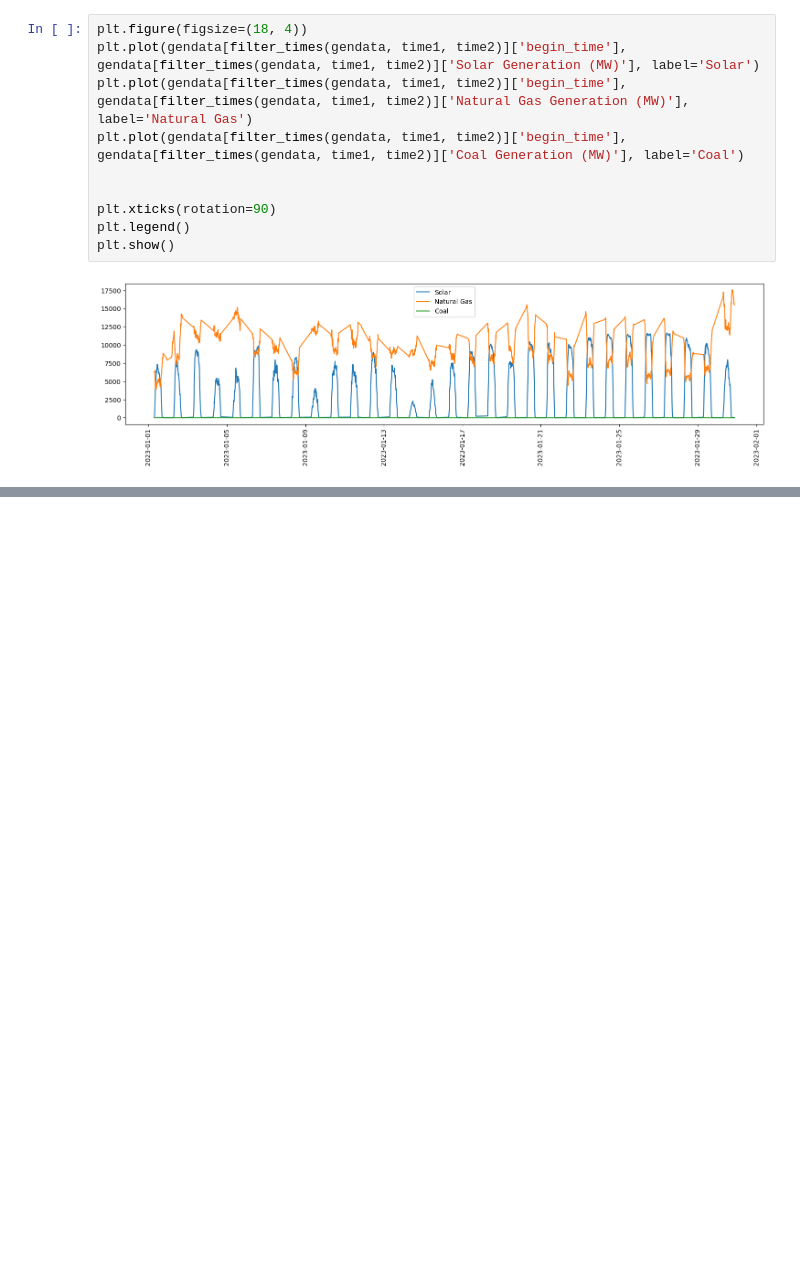
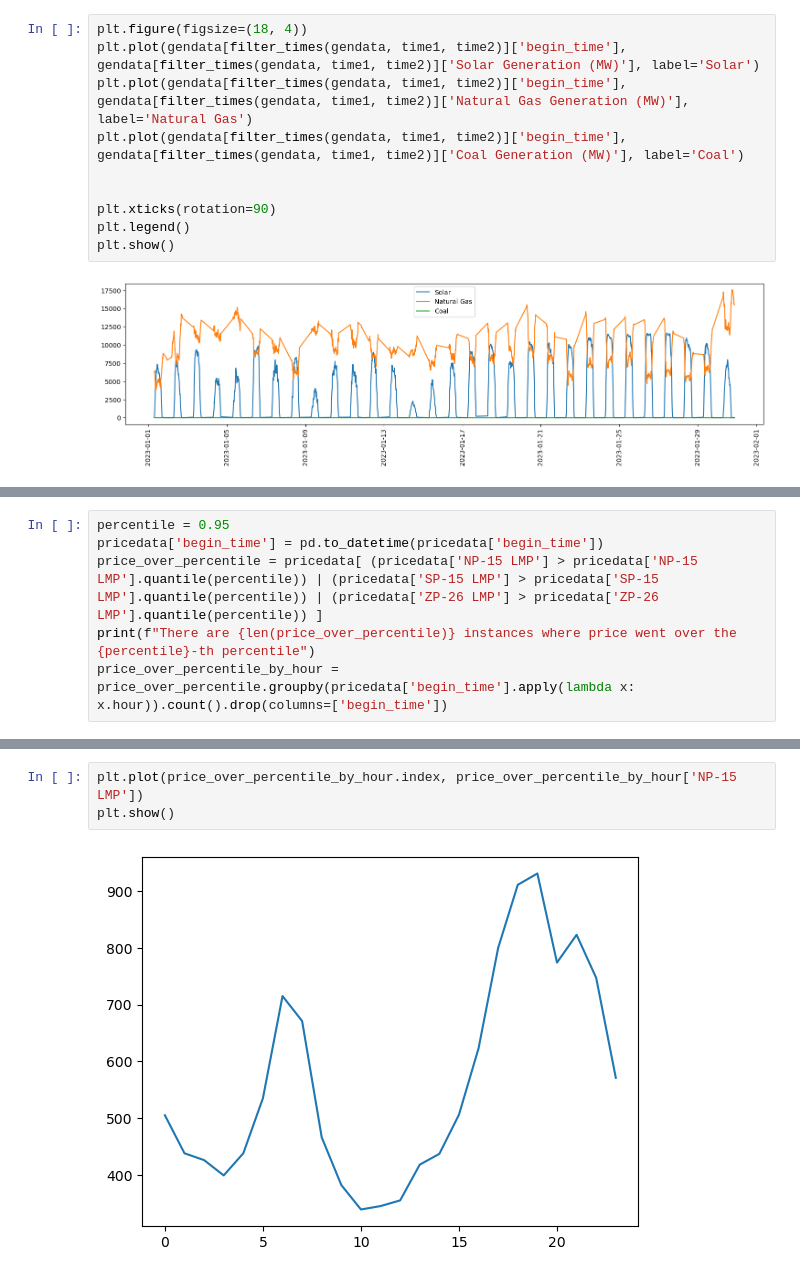
Before and after one commit to shabarishch/PowerPrices, a Jupyter notebook: Shabarish_local_main.ipynb, the cells around one changed output, grey strips where cells are left out. Cells and saved outputs as stored; diff of their text form; blank space fills up the shorter version.

```diff
--- a/Shabarish_local_main.ipynb
+++ b/Shabarish_local_main.ipynb
@@ -263,0 +268,6 @@ plt.show()
+# %%
+percentile = 0.95
+pricedata['begin_time'] = pd.to_datetime(pricedata['begin_time'])
+price_over_percentile = pricedata[ (pricedata['NP-15 LMP'] > pricedata['NP-15 LMP'].quantile(percentile)) | (pricedata['SP-15 LMP'] > pricedata['SP-15 LMP'].quantile(percentile)) | (pricedata['ZP-26 LMP'] > pricedata['ZP-26 LMP'].quantile(percentile)) ]
+print(f"There are {len(price_over_percentile)} instances where price went over the {percentile}-th percentile")
+price_over_percentile_by_hour = price_over_percentile.groupby(pricedata['begin_time'].apply(lambda x: x.hour)).count().drop(columns=['begin_time'])
@@ -263,0 +297,5 @@ plt.show()
+# %%
+plt.plot(price_over_percentile_by_hour.index, price_over_percentile_by_hour['NP-15 LMP'])
+plt.show()
+# %% [output]
+[figure, added]
```
Also changed, not shown: parts of 26 cells of this notebook, 9 other files.
